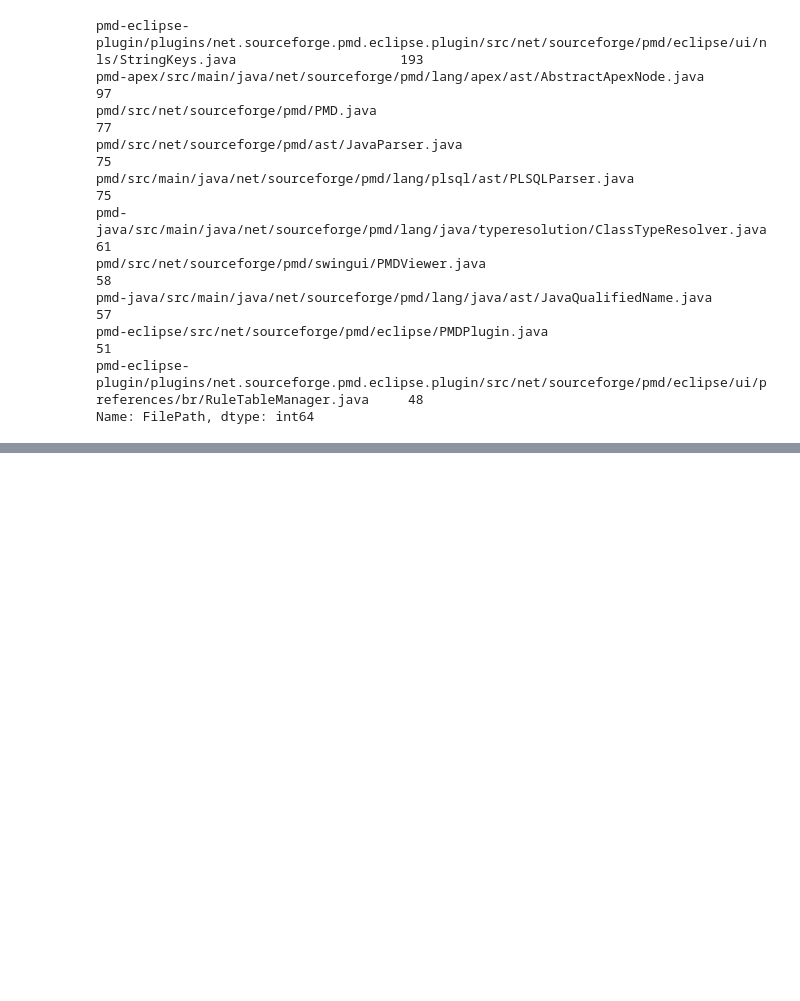
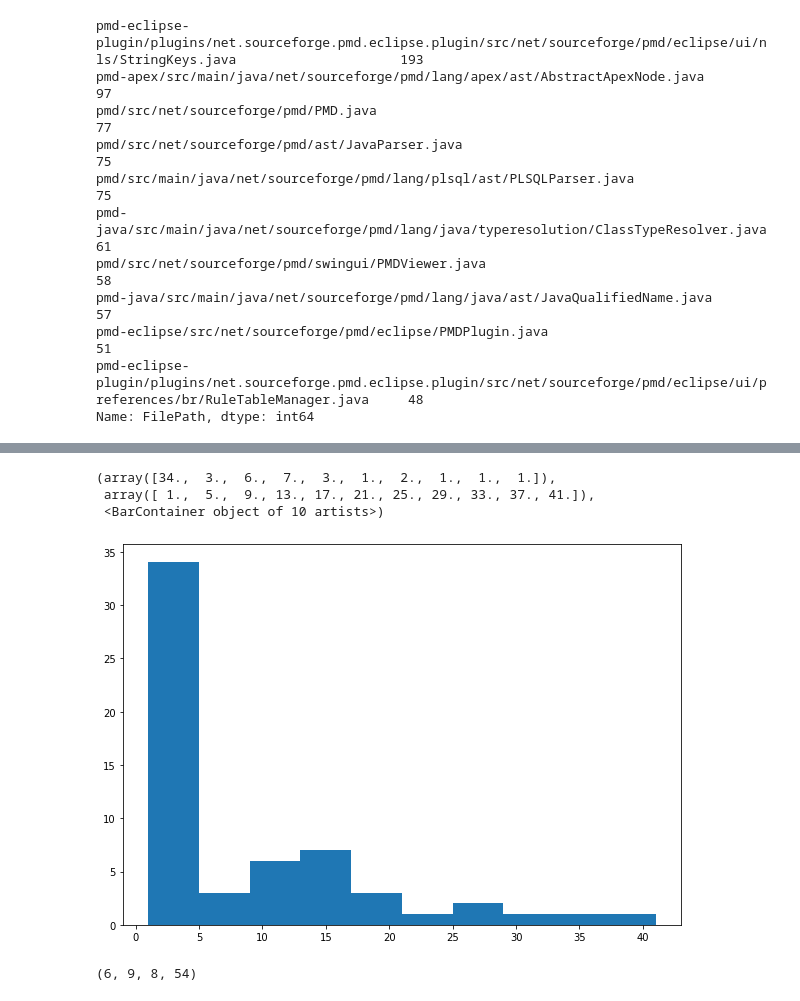
Before and after one commit to rkipp/DSCI644-2022-RefactoringRanking, a Jupyter notebook: notebooks/Phase2Explore.ipynb, the cells around one changed output, grey strips where cells are left out. Saved outputs shown, nothing was run; the diff lists cells and outputs as text; code cells hidden in the pictures; blank space fills up the shorter version.

```diff
--- a/notebooks/Phase2Explore.ipynb
+++ b/notebooks/Phase2Explore.ipynb
@@ -111,0 +186,14 @@ Name: AuthorName, dtype: int64
+# %%
+least_frequent_committers = authors[authors < 50]  # least_frequent_committers.shape = 59
+fig3, ax3 = plt.subplots(figsize = (10, 7))
+ax3.hist(least_frequent_committers)
+# %% [output]
+(array([34.,  3.,  6.,  7.,  3.,  1.,  2.,  1.,  1.,  1.]),
+ array([ 1.,  5.,  9., 13., 17., 21., 25., 29., 33., 37., 41.]),
+ <BarContainer object of 10 artists>)
+[figure, added]
+# %%
+# committer buckets
+high_frequency_committers.shape[0], med_high_frequency_committers.shape[0], med_frequency_committers.shape[0], low_frequency_committers.shape[0]
+# %% [output]
+(6, 9, 8, 54)
```
Also changed, not shown: parts of 22 cells of this notebook, 1 other file.
